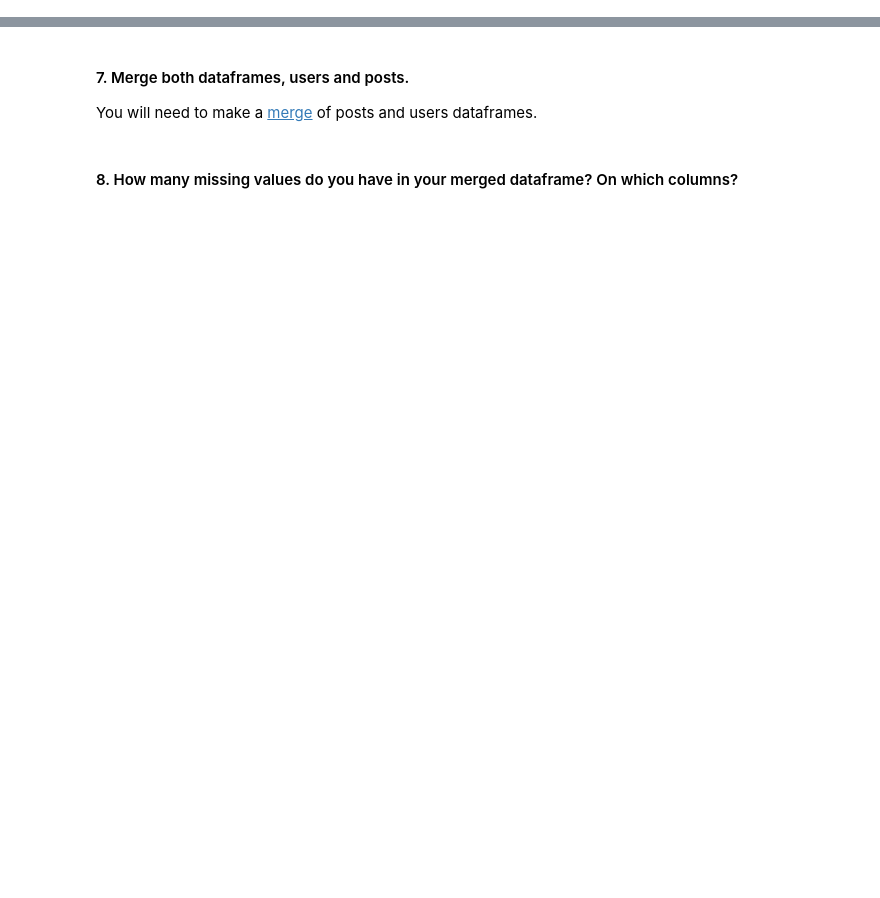
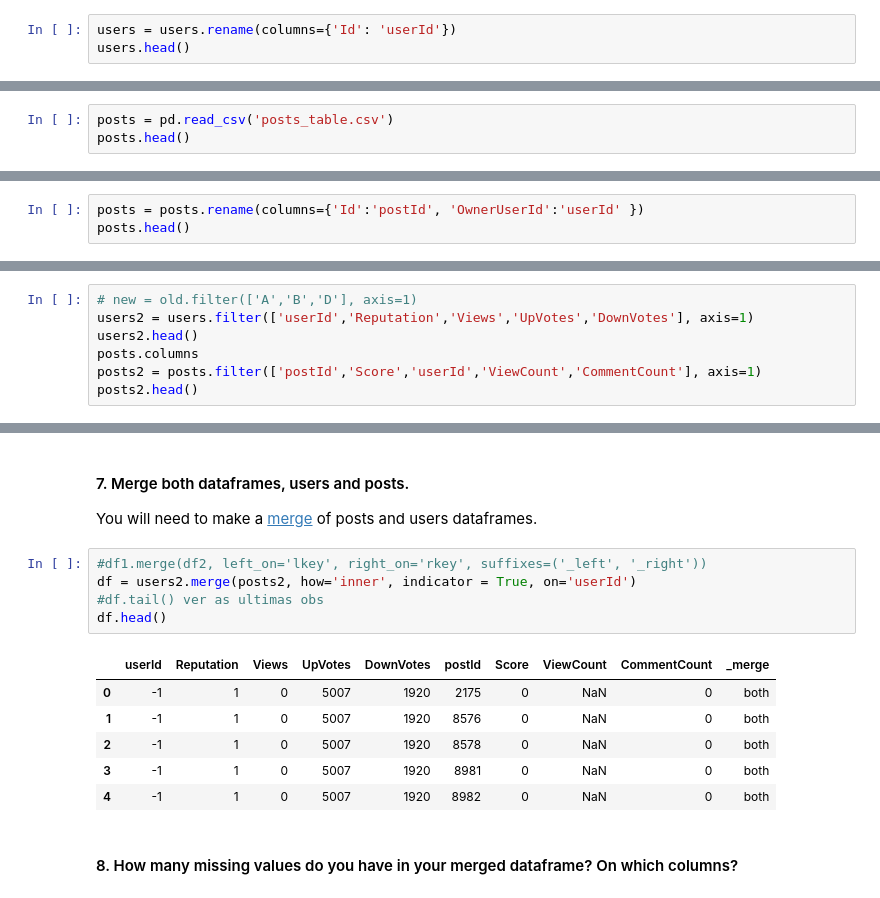
Before and after one commit to ta-data-lis/lab-data-cleaning, a Jupyter notebook: your-code/main.ipynb, the cells around one changed output, grey strips where cells are left out. Cells and saved outputs as stored; diff of their text form; blank space fills up the shorter version.

```diff
--- a/your-code/main.ipynb
+++ b/your-code/main.ipynb
@@ -5,2 +18,5 @@
 # %% [markdown]
 #### 3. Rename Id column to userId
+# %%
+users = users.rename(columns={'Id': 'userId'})
+users.head()
@@ -7,2 +30,5 @@
 # %% [markdown]
 #### 4. Import posts table:
+# %%
+posts = pd.read_csv('posts_table.csv')
+posts.head()
@@ -9,2 +43,5 @@
 # %% [markdown]
 #### 5. Rename Id column to postId and OwnerUserId to userId
+# %%
+posts = posts.rename(columns={'Id':'postId', 'OwnerUserId':'userId' })
+posts.head()
@@ -12,3 +57,10 @@
 #### 6. Define new dataframes for users and posts with the following selected columns:
     **users columns**: userId, Reputation,Views,UpVotes,DownVotes
     **posts columns**: postId, Score,userId,ViewCount,CommentCount
+# %%
+# new = old.filter(['A','B','D'], axis=1)
+users2 = users.filter(['userId','Reputation','Views','UpVotes','DownVotes'], axis=1)
+users2.head()
+posts.columns
+posts2 = posts.filter(['postId','Score','userId','ViewCount','CommentCount'], axis=1)
+posts2.head()
@@ -15,5 +74,17 @@
 # %% [markdown]
 #### 7. Merge both dataframes, users and posts.
 You will need to make a [merge](https://pandas.pydata.org/pandas-docs/stable/generated/pandas.DataFrame.merge.html) of posts and users dataframes.
+# %%
+#df1.merge(df2, left_on='lkey', right_on='rkey', suffixes=('_left', '_right'))
+df = users2.merge(posts2, how='inner', indicator = True, on='userId')
+#df.tail() ver as ultimas obs
+df.head()
+# %% [output]
+|  | userId | Reputation | Views | UpVotes | DownVotes | postId | Score | ViewCount | CommentCount | _merge |
+| 0 | -1 | 1 | 0 | 5007 | 1920 | 2175 | 0 | NaN | 0 | both |
+| 1 | -1 | 1 | 0 | 5007 | 1920 | 8576 | 0 | NaN | 0 | both |
+| 2 | -1 | 1 | 0 | 5007 | 1920 | 8578 | 0 | NaN | 0 | both |
+| 3 | -1 | 1 | 0 | 5007 | 1920 | 8981 | 0 | NaN | 0 | both |
+| 4 | -1 | 1 | 0 | 5007 | 1920 | 8982 | 0 | NaN | 0 | both |
 # %% [markdown]
 #### 8. How many missing values do you have in your merged dataframe? On which columns?
```
Also changed, not shown: parts of 9 cells of this notebook, 1 other file.
